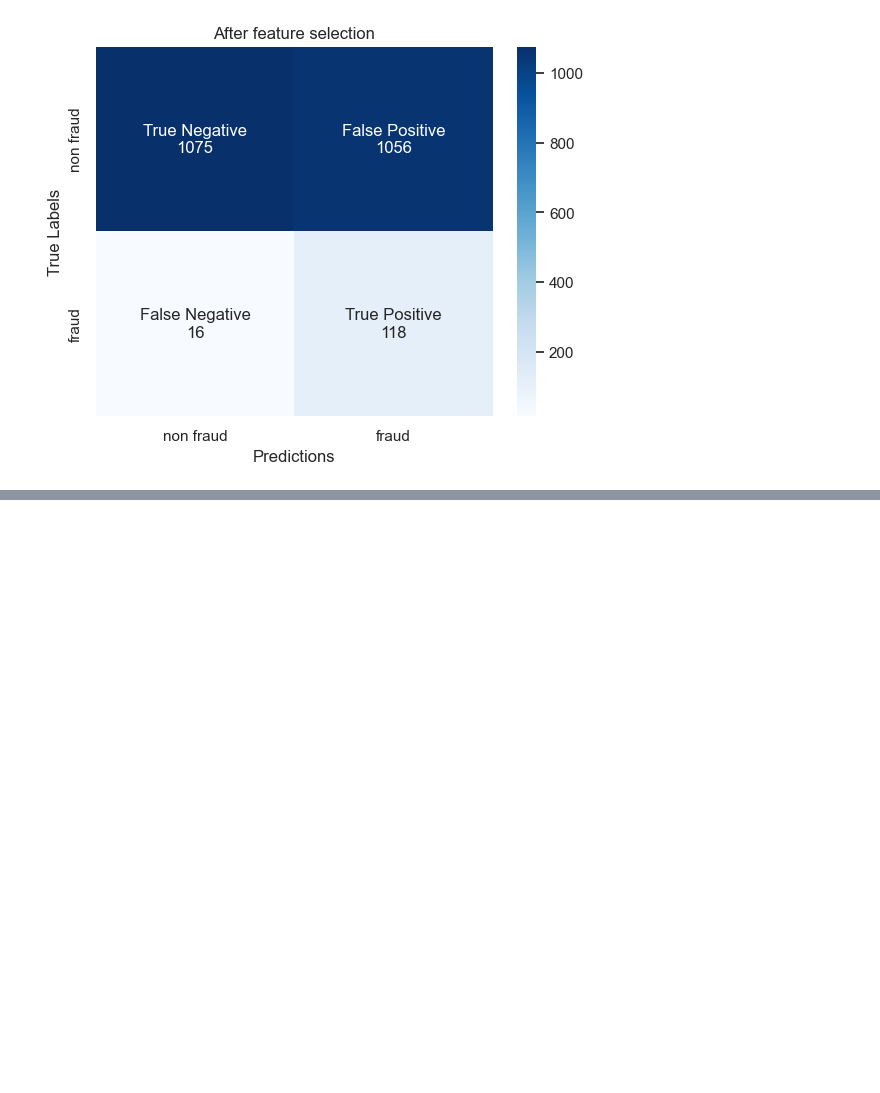
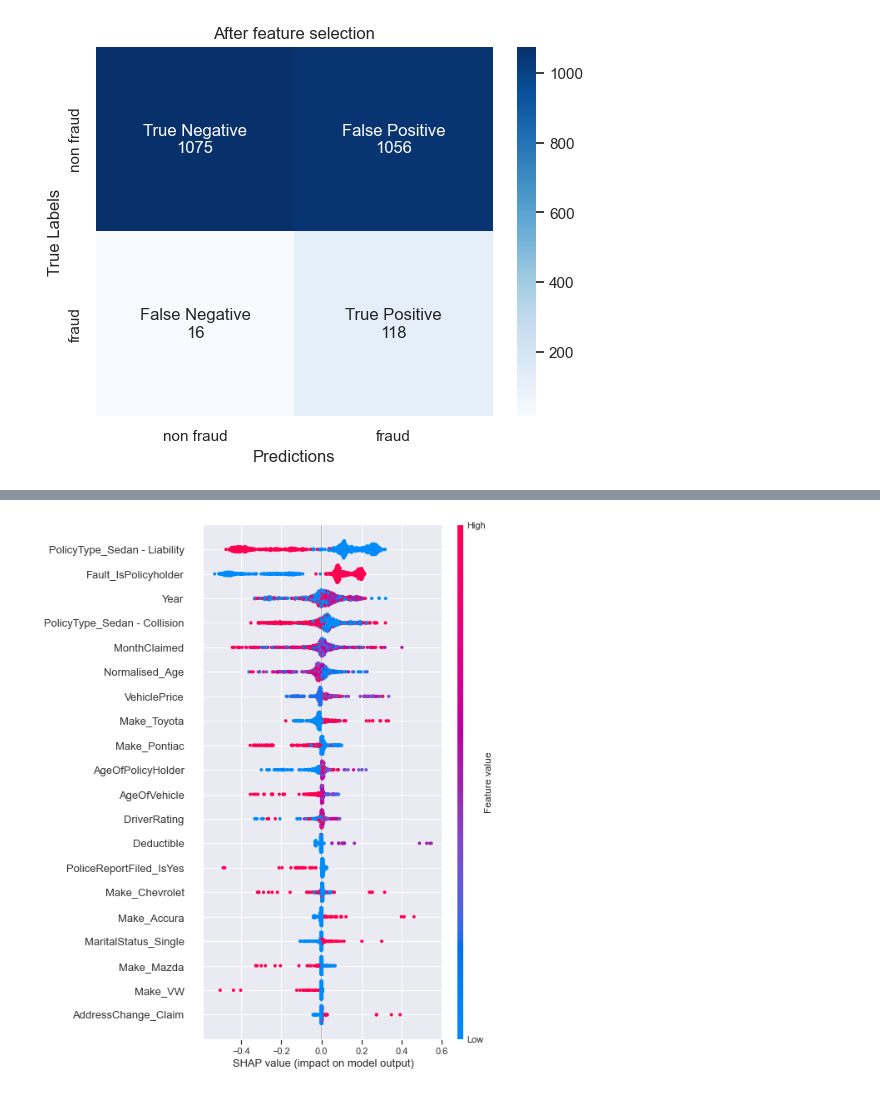
Before and after one commit to hewtungyuen/car-insurance-fraud-BT4012, a Jupyter notebook: decision_tree.ipynb, the cells around one changed output, grey strips where cells are left out. Cells and saved outputs as stored; diff of their text form; code cells hidden in the pictures; blank space fills up the shorter version.

```diff
--- a/decision_tree.ipynb
+++ b/decision_tree.ipynb
@@ -313,0 +329,4 @@ get_confusion_matrix(y_valid, y_pred,'After feature selection')
+# %%
+shap.summary_plot(shap_values, X_train.values[1:1000,:], features)
+# %% [output]
+[figure, added]
```
Also changed, not shown: parts of 7 cells of this notebook.
